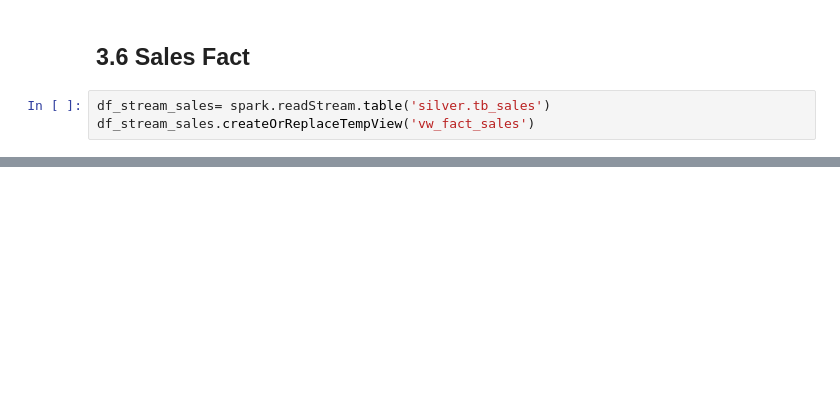
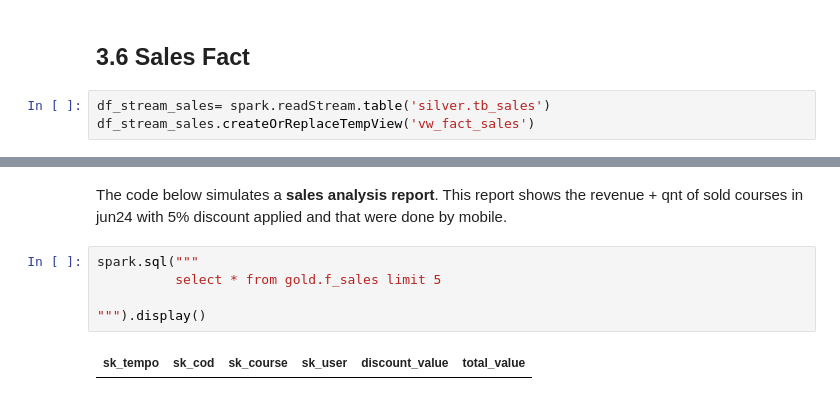
Before and after one commit to jmcabreira/DataPipeline-DataBricks, a Jupyter notebook: Load_Gold_Zone.ipynb, the cells around one changed output, grey strips where cells are left out. Drawn from its saved outputs; the diff is of its cells as text; blank space fills up the shorter version.

```diff
--- a/Load_Gold_Zone.ipynb
+++ b/Load_Gold_Zone.ipynb
@@ -451,0 +475,9 @@ File <command-3337697916647392>, line 1
+# %% [markdown]
+The code below simulates a **sales analysis report**. This report shows the revenue + qnt of sold courses in jun24 with 5% discount applied and that were done by mobile.
+# %%
+spark.sql("""
+          select * from gold.f_sales limit 5
+
+""").display()
+# %% [output]
+| sk_tempo | sk_cod | sk_course | sk_user | discount_value | total_value |
```
Also changed, not shown: parts of 9 cells of this notebook.
